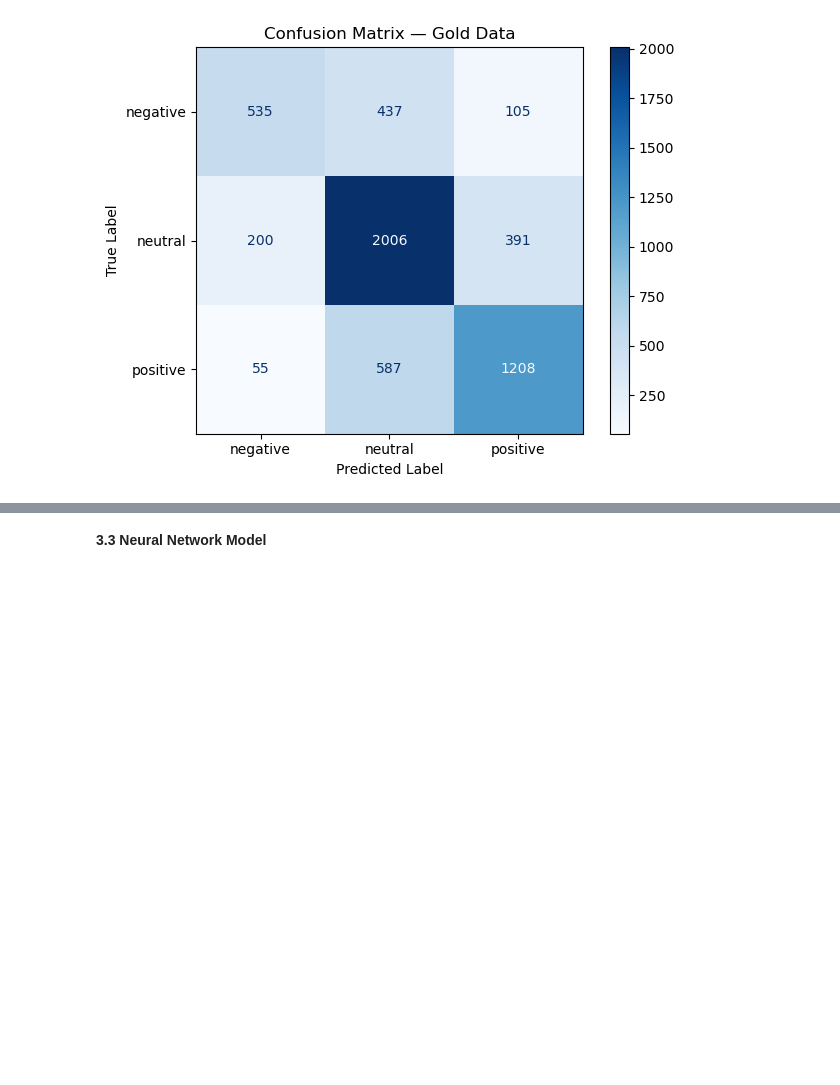
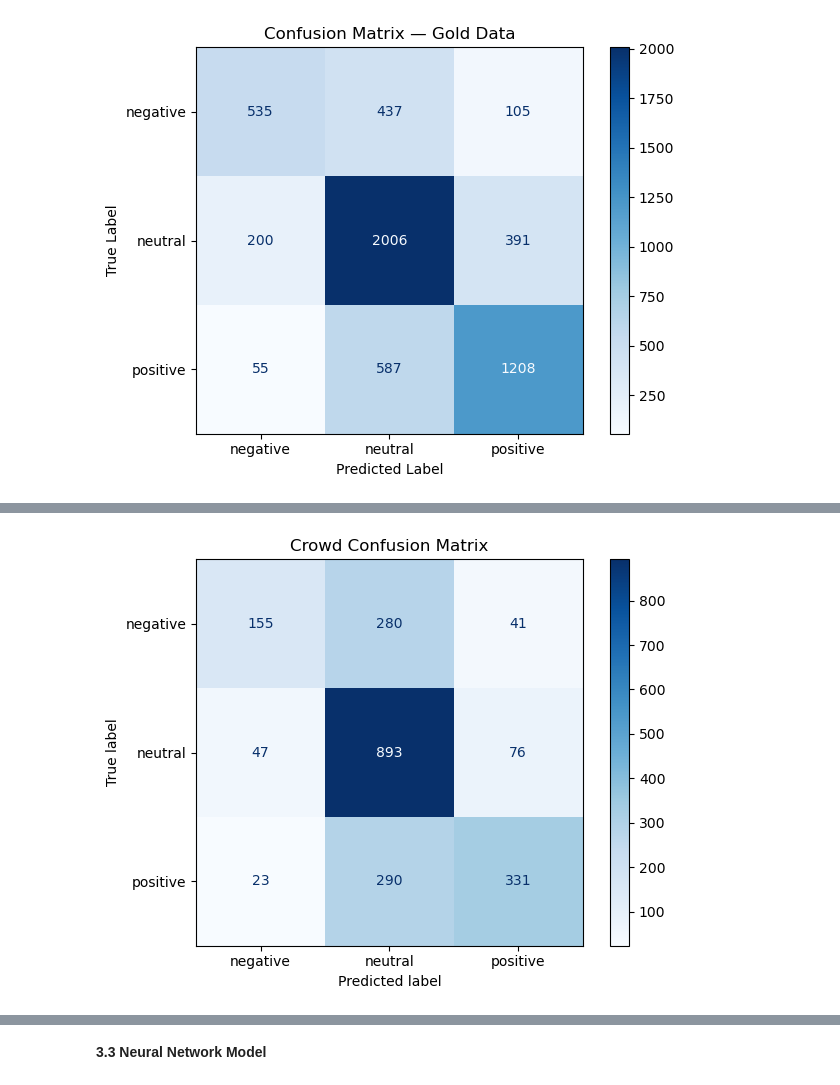
Before and after one commit to gongzhzh/Applied-Machine-Learning-Lab, a Jupyter notebook: PA3 Sentiment classification/PA3 Sentiment classification.ipynb, the cells around one changed output, grey strips where cells are left out. Drawn from its saved outputs; the diff is of its cells as text; code cells hidden in the pictures; blank space fills up the shorter version.

```diff
--- a/PA3 Sentiment classification/PA3 Sentiment classification.ipynb
+++ b/PA3 Sentiment classification/PA3 Sentiment classification.ipynb
@@ -360,23 +373,84 @@ We also tried using Logistic regression
 # %%
+import matplotlib.pyplot as plt
+from sklearn.pipeline import Pipeline
+from sklearn.model_selection import GridSearchCV
 from sklearn.linear_model import LogisticRegression
 from sklearn.feature_extraction.text import TfidfVectorizer
-from sklearn.model_selection import train_test_split
-from sklearn.pipeline import make_pipeline
-X = gold_train_data['text']
-Y = gold_train_data['sentiment']
+from sklearn.metrics import (
+    accuracy_score,
+    classification_report,
+    confusion_matrix,
+    ConfusionMatrixDisplay
+)
 
-def train_document_classifier(X, Y):
-    pipeline = make_pipeline(TfidfVectorizer(preprocessor=clean_tweet,), LogisticRegression(
-    penalty='l2',            # L2 regularization
-    C=1.0,                   # Regularization strength (default)
-    solver='liblinear',      # Solver suitable for smaller datasets
-    max_iter=100,            # Iterations for convergence
-    class_weight='balanced', # Handle imbalanced classes
-    fit_intercept=True,      # Include intercept
-))
-    pipeline.fit(X, Y)
-    return pipeline
-clf = train_document_classifier(X, Y)
-acc = accuracy_score(Y_test, clf.predict(X_test))
-print("acc:",acc)
+# ————————————————————————————————————————————————
+# 1) Define a reusable TF–IDF + LogisticRegression pipeline
+tfidf = TfidfVectorizer(
+    preprocessor=clean_tweet,   # apply your cleaning function
+    stop_words='english',
+    ngram_range=(1, 2),         # unigrams + bigrams for richer features
+    max_features=10000          # cap vocabulary size
+)
+
+pipeline = Pipeline([
+    ('tfidf', tfidf),
+    ('clf', LogisticRegression(solver='liblinear', random_state=42))
+])
+
+# 2) Hyperparameter grid mirroring LinearSVC exploration
+param_grid = {
+    # —— tune vectorizer too ——
+    'tfidf__max_features': [5000, 10000],
+    'tfidf__ngram_range': [(1,1), (1,2)],
+    'tfidf__min_df': [1, 3],
+
+    # —— and still tune the classifier ——
+    'clf__C': [0.01, 0.1, 1, 10],
+    'clf__penalty': ['l1', 'l2'],
+    'clf__class_weight': [None, 'balanced']
+}
+
+
+# ————————————————————————————————————————————————
+def evaluate_logreg(X_train, y_train, X_test, y_test, label):
+    """
+    1) Grid-search LogisticRegression on X_train / y_train
+    2) Refit best model and predict on external test set
+    3) Report accuracy, classification report, and confusion matrix
+    """
+    grid = GridSearchCV(
+        pipeline,
+        param_grid=param_grid,
+        cv=5,
+        scoring='accuracy',
+        n_jobs=-1,
+        verbose=1,
+        refit=True
+    )
+    grid.fit(X_train, y_train)
+
+    best_model = grid.best_estimator_
+    print(f"\n=== {label} LogisticRegression ===")
+    print("Best hyperparameters:", grid.best_params_)
+
+    # performance on held-out test set
+    preds = best_model.predict(X_test)
+    print(f"Test Accuracy: {accuracy_score(y_test, preds):.4f}")
+    print("Classification Report:")
+    print(classification_report(y_test, preds, digits=4))
+
+    # confusion matrix for error‐pattern analysis
+    cm = confusion_matrix(y_test, preds)
+    disp = ConfusionMatrixDisplay(cm, display_labels=best_model.classes_)
+    disp.plot(cmap=plt.cm.Blues)
+    plt.title(f"{label} Confusion Matrix")
+    plt.xlabel("Predicted label")
+    plt.ylabel("True label")
+    plt.tight_layout()
+    plt.show()
+
+# ————————————————————————————————————————————————
+# 3) Run evaluation on both Crowd and Gold data
+evaluate_logreg(X_crowd, Y_crowd, X_crowd_test, Y_crowd_test, label="Crowd")
+evaluate_logreg(X_gold,  Y_gold,  X_gold_test,  Y_gold_test,  label="Gold")
 # %% [output]
@@ -383,0 +472 @@ acc: 0.7098117306299783
+[figure, added]
```
Also changed, not shown: parts of 15 cells of this notebook.
